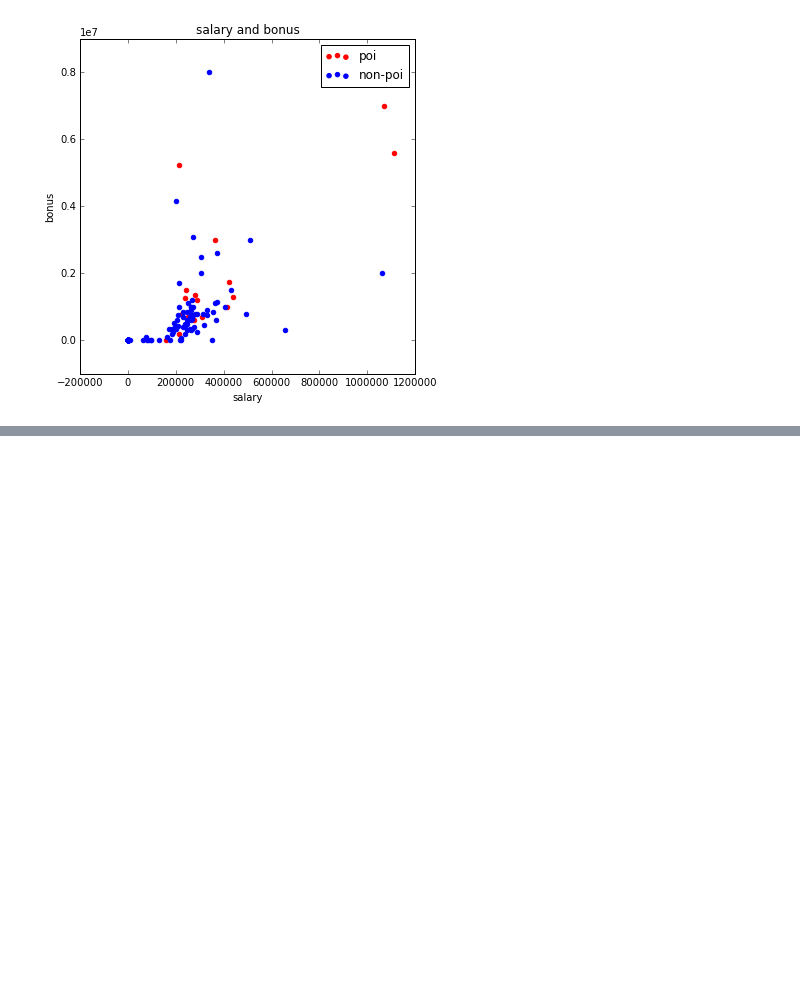
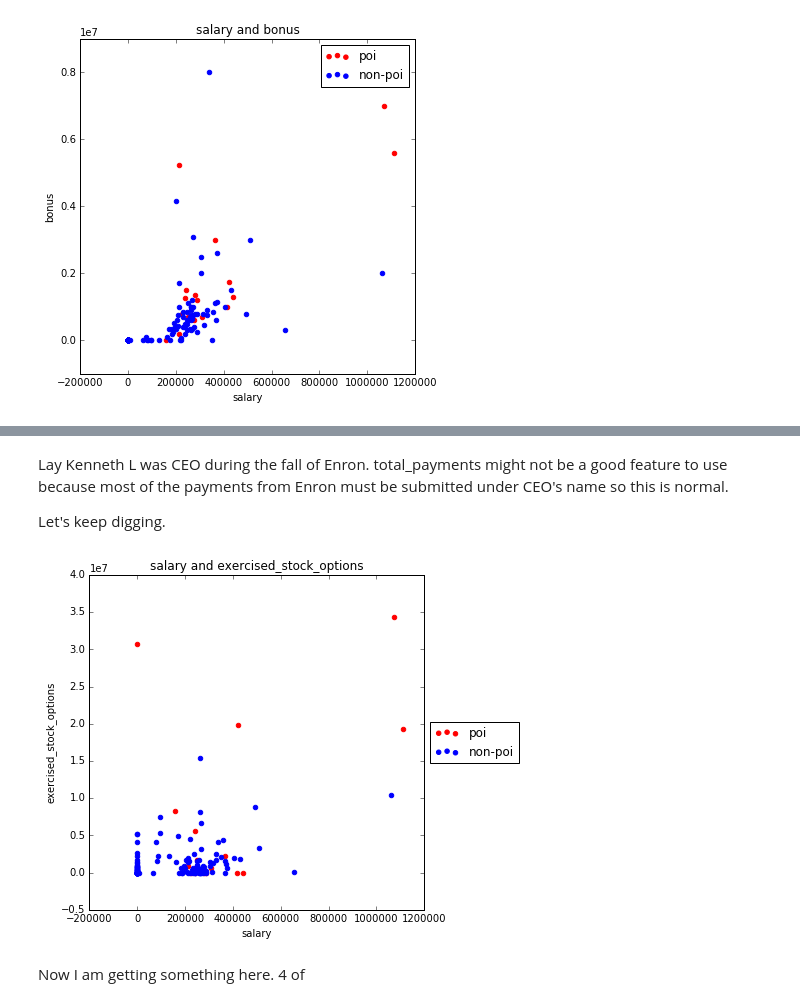
Before and after one commit to wonjunee/machine-learning, a Jupyter notebook: ud120-projects/final_project/final_project.ipynb, the cells around one changed output, grey strips where cells are left out. Drawn from its saved outputs; the diff is of its cells as text; code cells hidden in the pictures; blank space fills up the shorter version.

```diff
--- a/ud120-projects/final_project/final_project.ipynb
+++ b/ud120-projects/final_project/final_project.ipynb
@@ -319,0 +572,10 @@ Due to the symmetry of the overall plot, I decide to apply PCA to salary and bon
+# %% [markdown]
+Lay Kenneth L was CEO during the fall of Enron. total_payments might not be a good feature to use because most of the payments from Enron must be submitted under CEO's name so this is normal.
+
+Let's keep digging.
+# %%
+scatter_plotting("salary","exercised_stock_options")
+# %% [output]
+[figure, added]
+# %% [markdown]
+Now I am getting something here. 4 of
```
Also changed, not shown: parts of 23 cells of this notebook.
